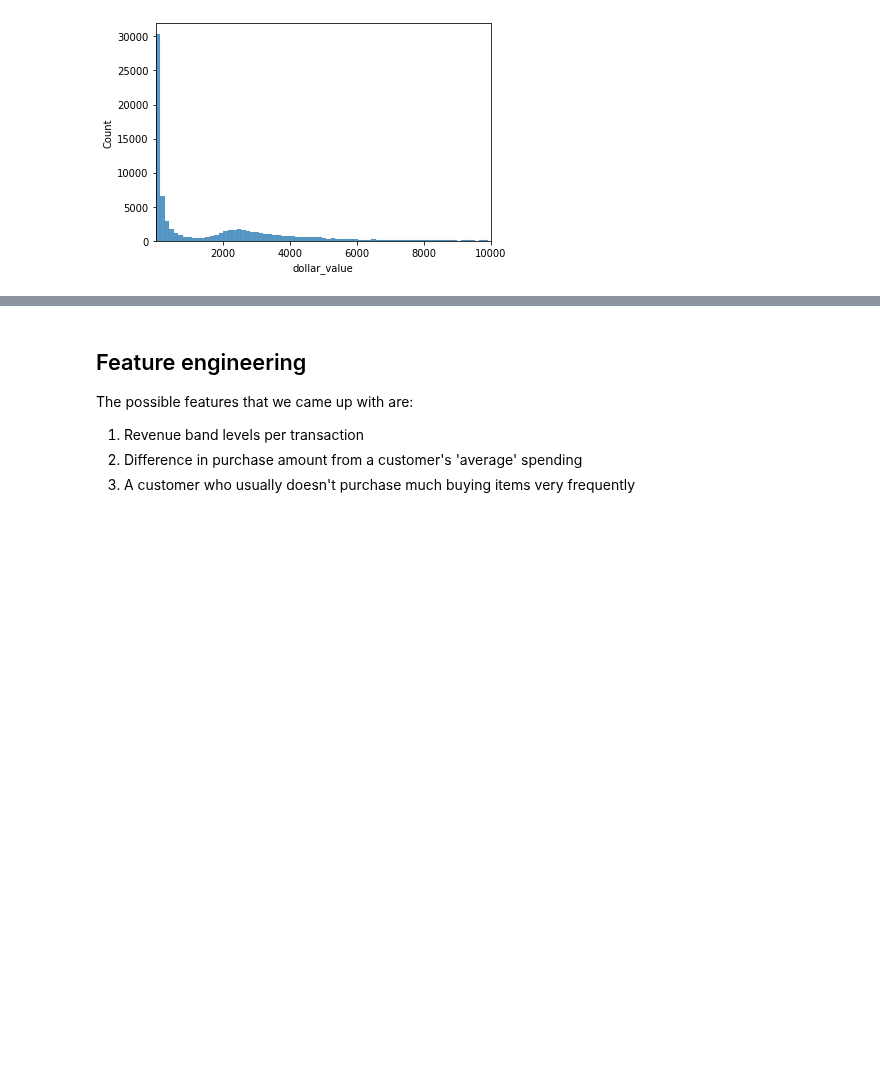
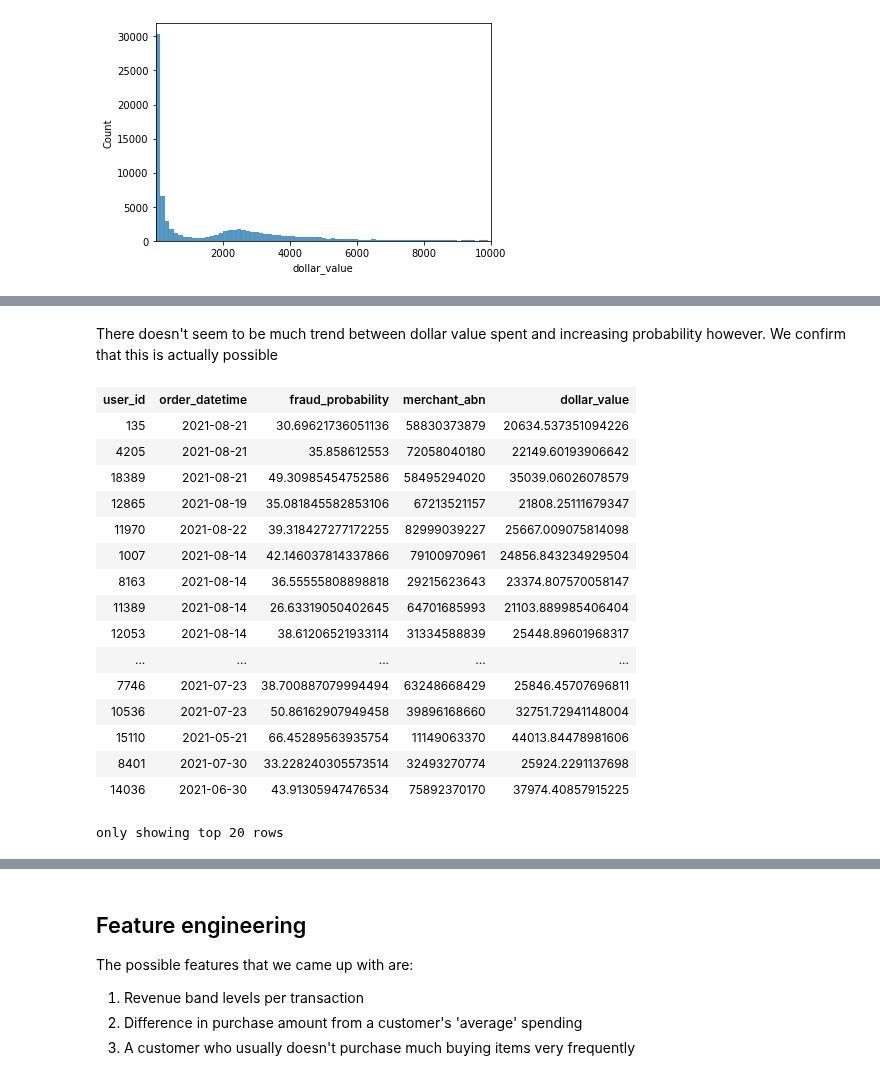
Before and after one commit to pommcuter/generic-buy-now-pay-later-project, a Jupyter notebook: notebooks/fraudAnalysis.ipynb, the cells around one changed output, grey strips where cells are left out. Cells and saved outputs as stored; diff of their text form; code cells hidden in the pictures; blank space fills up the shorter version.

```diff
--- a/notebooks/fraudAnalysis.ipynb
+++ b/notebooks/fraudAnalysis.ipynb
@@ -434,0 +474,22 @@ plt.plot(x_list, y_list)
+# %% [markdown]
+There doesn't seem to be much trend between dollar value spent and increasing probability however. We confirm that this is actually possible
+# %%
+fraud_data.where((F.col("fraud_probability") < 70) & (F.col("dollar_value") > 20000) )
+# %% [output]
+| user_id | order_datetime | fraud_probability | merchant_abn | dollar_value |
+| 135 | 2021-08-21 | 30.69621736051136 | 58830373879 | 20634.537351094226 |
+| 4205 | 2021-08-21 | 35.858612553 | 72058040180 | 22149.60193906642 |
+| 18389 | 2021-08-21 | 49.30985454752586 | 58495294020 | 35039.06026078579 |
+| 12865 | 2021-08-19 | 35.081845582853106 | 67213521157 | 21808.25111679347 |
+| 11970 | 2021-08-22 | 39.318427277172255 | 82999039227 | 25667.009075814098 |
+| 1007 | 2021-08-14 | 42.146037814337866 | 79100970961 | 24856.843234929504 |
+| 8163 | 2021-08-14 | 36.55555808898818 | 29215623643 | 23374.807570058147 |
+| 11389 | 2021-08-14 | 26.63319050402645 | 64701685993 | 21103.889985406404 |
+| 12053 | 2021-08-14 | 38.61206521933114 | 31334588839 | 25448.89601968317 |
+| ... | ... | ... | ... | ... |
+| 7746 | 2021-07-23 | 38.700887079994494 | 63248668429 | 25846.45707696811 |
+| 10536 | 2021-07-23 | 50.86162907949458 | 39896168660 | 32751.72941148004 |
+| 15110 | 2021-05-21 | 66.45289563935754 | 11149063370 | 44013.84478981606 |
+| 8401 | 2021-07-30 | 33.228240305573514 | 32493270774 | 25924.2291137698 |
+| 14036 | 2021-06-30 | 43.91305947476534 | 75892370170 | 37974.40857915225 |
+only showing top 20 rows
```
Also changed, not shown: parts of 16 cells of this notebook.
